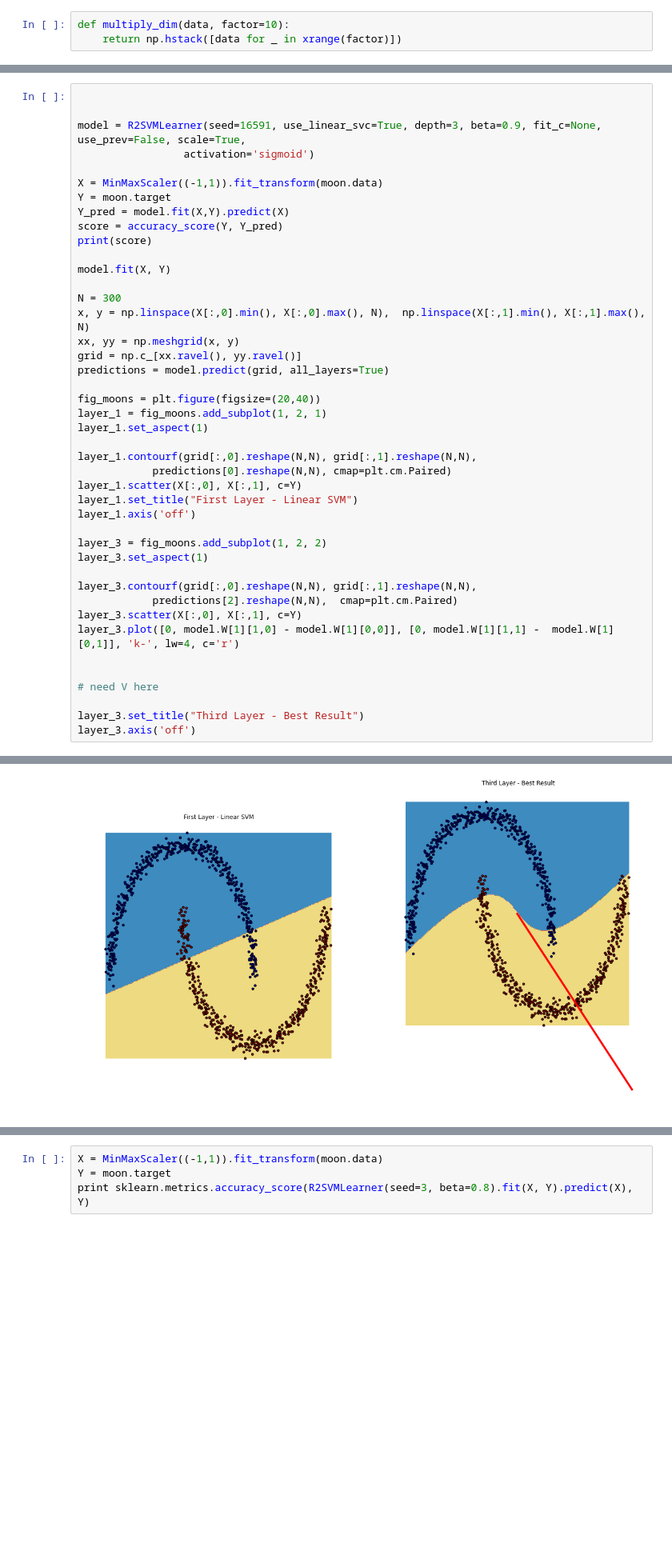
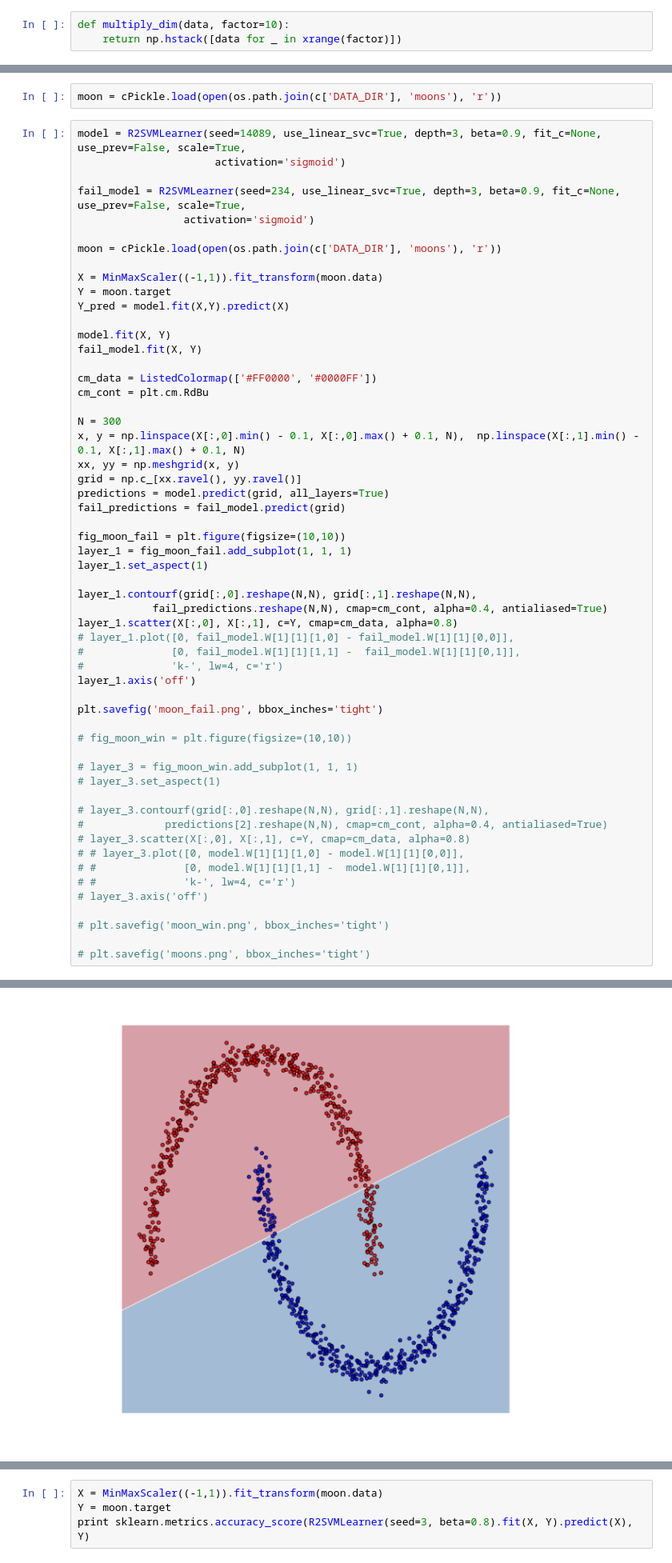
Before and after one commit to kudkudak/r2-learner, a Jupyter notebook: notebooks/plots.ipynb, the cells around one changed output, grey strips where cells are left out. Shown at 80% size. Saved outputs shown, nothing was run; the diff lists cells and outputs as text; blank space fills up the shorter version.

```diff
--- a/notebooks/plots.ipynb
+++ b/notebooks/plots.ipynb
@@ -182,44 +161,59 @@ moon = fetch_synthetic_datasets().moon
+# %%
+moon = cPickle.load(open(os.path.join(c['DATA_DIR'], 'moons'), 'r'))
 # %%
+model = R2SVMLearner(seed=14089, use_linear_svc=True, depth=3, beta=0.9, fit_c=None, use_prev=False, scale=True,
+                      activation='sigmoid')
 
+fail_model = R2SVMLearner(seed=234, use_linear_svc=True, depth=3, beta=0.9, fit_c=None, use_prev=False, scale=True,
+                 activation='sigmoid')
 
-model = R2SVMLearner(seed=16591, use_linear_svc=True, depth=3, beta=0.9, fit_c=None, use_prev=False, scale=True,
-                 activation='sigmoid')
+moon = cPickle.load(open(os.path.join(c['DATA_DIR'], 'moons'), 'r'))
 
 X = MinMaxScaler((-1,1)).fit_transform(moon.data)
 Y = moon.target
 Y_pred = model.fit(X,Y).predict(X)
-score = accuracy_score(Y, Y_pred)
-print(score)
 
 model.fit(X, Y)
+fail_model.fit(X, Y)
+
+cm_data = ListedColormap(['#FF0000', '#0000FF'])
+cm_cont = plt.cm.RdBu
 
 N = 300
-x, y = np.linspace(X[:,0].min(), X[:,0].max(), N),  np.linspace(X[:,1].min(), X[:,1].max(), N)
+x, y = np.linspace(X[:,0].min() - 0.1, X[:,0].max() + 0.1, N),  np.linspace(X[:,1].min() - 0.1, X[:,1].max() + 0.1, N)
 xx, yy = np.meshgrid(x, y)
 grid = np.c_[xx.ravel(), yy.ravel()]
 predictions = model.predict(grid, all_layers=True)
+fail_predictions = fail_model.predict(grid)
 
-fig_moons = plt.figure(figsize=(20,40))
-layer_1 = fig_moons.add_subplot(1, 2, 1)
+fig_moon_fail = plt.figure(figsize=(10,10))
+layer_1 = fig_moon_fail.add_subplot(1, 1, 1)
 layer_1.set_aspect(1)
 
 layer_1.contourf(grid[:,0].reshape(N,N), grid[:,1].reshape(N,N),
-            predictions[0].reshape(N,N), cmap=plt.cm.Paired)
-layer_1.scatter(X[:,0], X[:,1], c=Y)
-layer_1.set_title("First Layer - Linear SVM")
+            fail_predictions.reshape(N,N), cmap=cm_cont, alpha=0.4, antialiased=True)
+layer_1.scatter(X[:,0], X[:,1], c=Y, cmap=cm_data, alpha=0.8)
+# layer_1.plot([0, fail_model.W[1][1][1,0] - fail_model.W[1][1][0,0]],
+#              [0, fail_model.W[1][1][1,1] -  fail_model.W[1][1][0,1]],
+#              'k-', lw=4, c='r')
 layer_1.axis('off')
 
-layer_3 = fig_moons.add_subplot(1, 2, 2)
-layer_3.set_aspect(1)
+plt.savefig('moon_fail.png', bbox_inches='tight')
 
-layer_3.contourf(grid[:,0].reshape(N,N), grid[:,1].reshape(N,N),
-            predictions[2].reshape(N,N),  cmap=plt.cm.Paired)
-layer_3.scatter(X[:,0], X[:,1], c=Y)
-layer_3.plot([0, model.W[1][1,0] - model.W[1][0,0]], [0, model.W[1][1,1] -  model.W[1][0,1]], 'k-', lw=4, c='r')
+# fig_moon_win = plt.figure(figsize=(10,10))
 
+# layer_3 = fig_moon_win.add_subplot(1, 1, 1)
+# layer_3.set_aspect(1)
 
-# need V here
+# layer_3.contourf(grid[:,0].reshape(N,N), grid[:,1].reshape(N,N),
+#             predictions[2].reshape(N,N), cmap=cm_cont, alpha=0.4, antialiased=True)
+# layer_3.scatter(X[:,0], X[:,1], c=Y, cmap=cm_data, alpha=0.8)
+# # layer_3.plot([0, model.W[1][1][1,0] - model.W[1][1][0,0]],
+# #              [0, model.W[1][1][1,1] -  model.W[1][1][0,1]],
+# #              'k-', lw=4, c='r')
+# layer_3.axis('off')
 
-layer_3.set_title("Third Layer - Best Result")
-layer_3.axis('off')
+# plt.savefig('moon_win.png', bbox_inches='tight')
+
+# plt.savefig('moons.png', bbox_inches='tight')
 # %% [output]
@@ -231,4 +220,4 @@ layer_3.axis('off')
-[figure, old version]
+[figure, new version]
 # %%
 X = MinMaxScaler((-1,1)).fit_transform(moon.data)
 Y = moon.target
```
Also changed, not shown: parts of 18 cells of this notebook, 10 other files.
